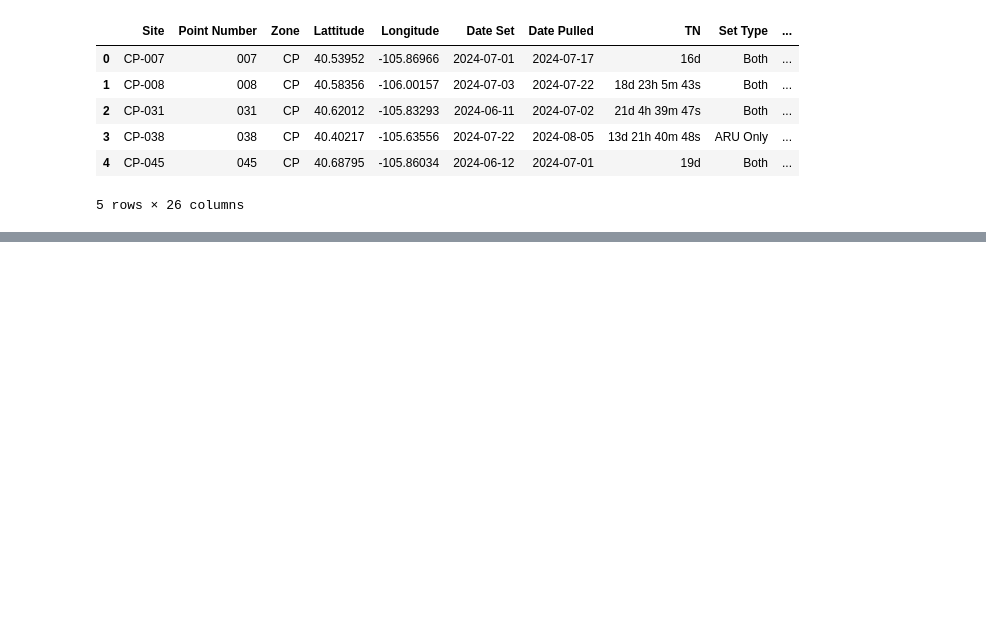
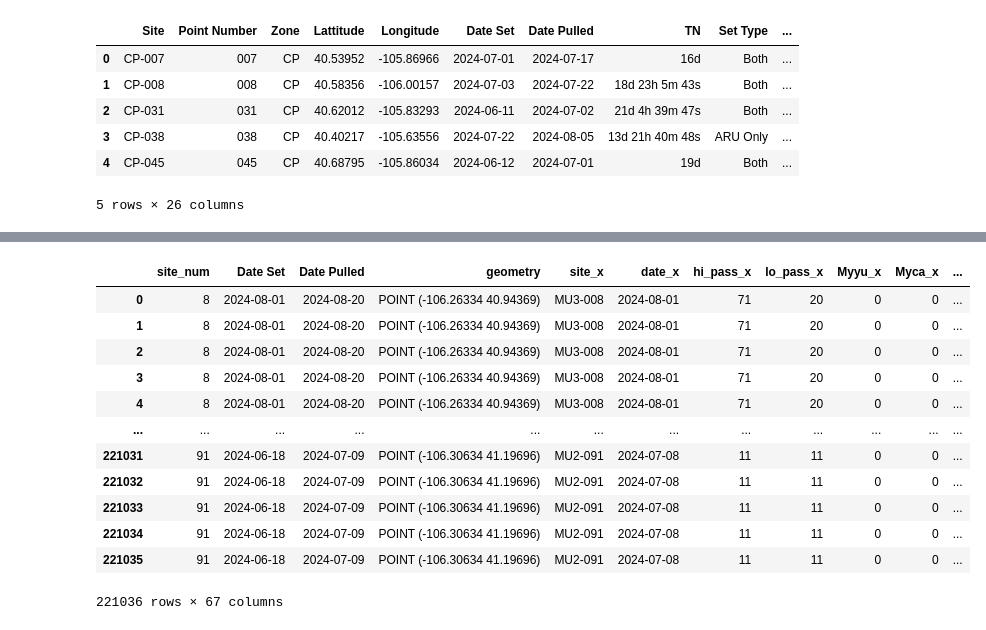
Before and after one commit to ZimmZone/wildlife_fire_response, a Jupyter notebook: 03_import_data.ipynb, the cells around one changed output, grey strips where cells are left out. Saved outputs shown, nothing was run; the diff lists cells and outputs as text; code cells hidden in the pictures; blank space fills up the shorter version.

```diff
--- a/03_import_data.ipynb
+++ b/03_import_data.ipynb
@@ -226,0 +219,37 @@ site_gdf.explore()
+# %%
+# Combine the Monitoring Data with the site boundaries data
+
+# Merge the gdf and df on a common column
+mullen_site_gdf = mullen_site_gdf.merge(mullen_csv_df, on='site_num') #Mullen site gdf refers to the combined boundary of the fire with the collection points.
+
+# # Create a plot
+# fig, ax = plt.subplots(figsize=(10, 10))
+
+# # Plot the GeoDataFrame
+# mullen_site_gdf.plot(column='geometry', ax=ax, legend=True)
+
+# # Label axes
+# ax.set_xlabel('Longitude')  # Change label as needed
+# ax.set_ylabel('Latitude')   # Change label as needed
+
+# # Customize the title and other aesthetics
+# ax.set_title('Your Plot Title')
+
+# # Show the plot
+# plt.show()
+# %%
+mullen_site_gdf
+# %% [output]
+|  | site_num | Date Set | Date Pulled | geometry | site_x | date_x | hi_pass_x | lo_pass_x | Myyu_x | Myca_x | ... |
+| 0 | 8 | 2024-08-01 | 2024-08-20 | POINT (-106.26334 40.94369) | MU3-008 | 2024-08-01 | 71 | 20 | 0 | 0 | ... |
+| 1 | 8 | 2024-08-01 | 2024-08-20 | POINT (-106.26334 40.94369) | MU3-008 | 2024-08-01 | 71 | 20 | 0 | 0 | ... |
+| 2 | 8 | 2024-08-01 | 2024-08-20 | POINT (-106.26334 40.94369) | MU3-008 | 2024-08-01 | 71 | 20 | 0 | 0 | ... |
+| 3 | 8 | 2024-08-01 | 2024-08-20 | POINT (-106.26334 40.94369) | MU3-008 | 2024-08-01 | 71 | 20 | 0 | 0 | ... |
+| 4 | 8 | 2024-08-01 | 2024-08-20 | POINT (-106.26334 40.94369) | MU3-008 | 2024-08-01 | 71 | 20 | 0 | 0 | ... |
+| ... | ... | ... | ... | ... | ... | ... | ... | ... | ... | ... | ... |
+| 221031 | 91 | 2024-06-18 | 2024-07-09 | POINT (-106.30634 41.19696) | MU2-091 | 2024-07-08 | 11 | 11 | 0 | 0 | ... |
+| 221032 | 91 | 2024-06-18 | 2024-07-09 | POINT (-106.30634 41.19696) | MU2-091 | 2024-07-08 | 11 | 11 | 0 | 0 | ... |
+| 221033 | 91 | 2024-06-18 | 2024-07-09 | POINT (-106.30634 41.19696) | MU2-091 | 2024-07-08 | 11 | 11 | 0 | 0 | ... |
+| 221034 | 91 | 2024-06-18 | 2024-07-09 | POINT (-106.30634 41.19696) | MU2-091 | 2024-07-08 | 11 | 11 | 0 | 0 | ... |
+| 221035 | 91 | 2024-06-18 | 2024-07-09 | POINT (-106.30634 41.19696) | MU2-091 | 2024-07-08 | 11 | 11 | 0 | 0 | ... |
+221036 rows × 67 columns
```
Also changed, not shown: parts of 15 cells of this notebook, 2 other files.
